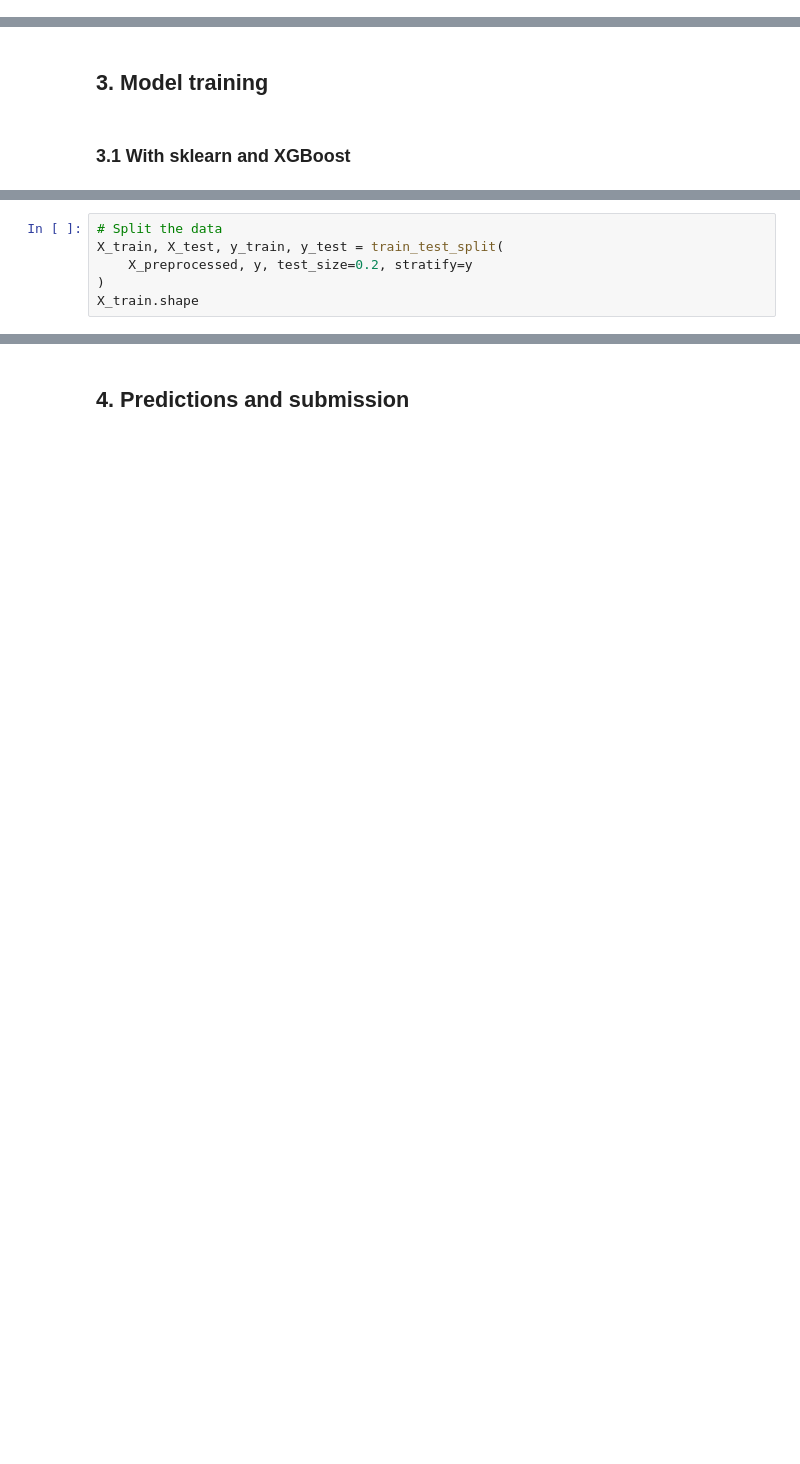
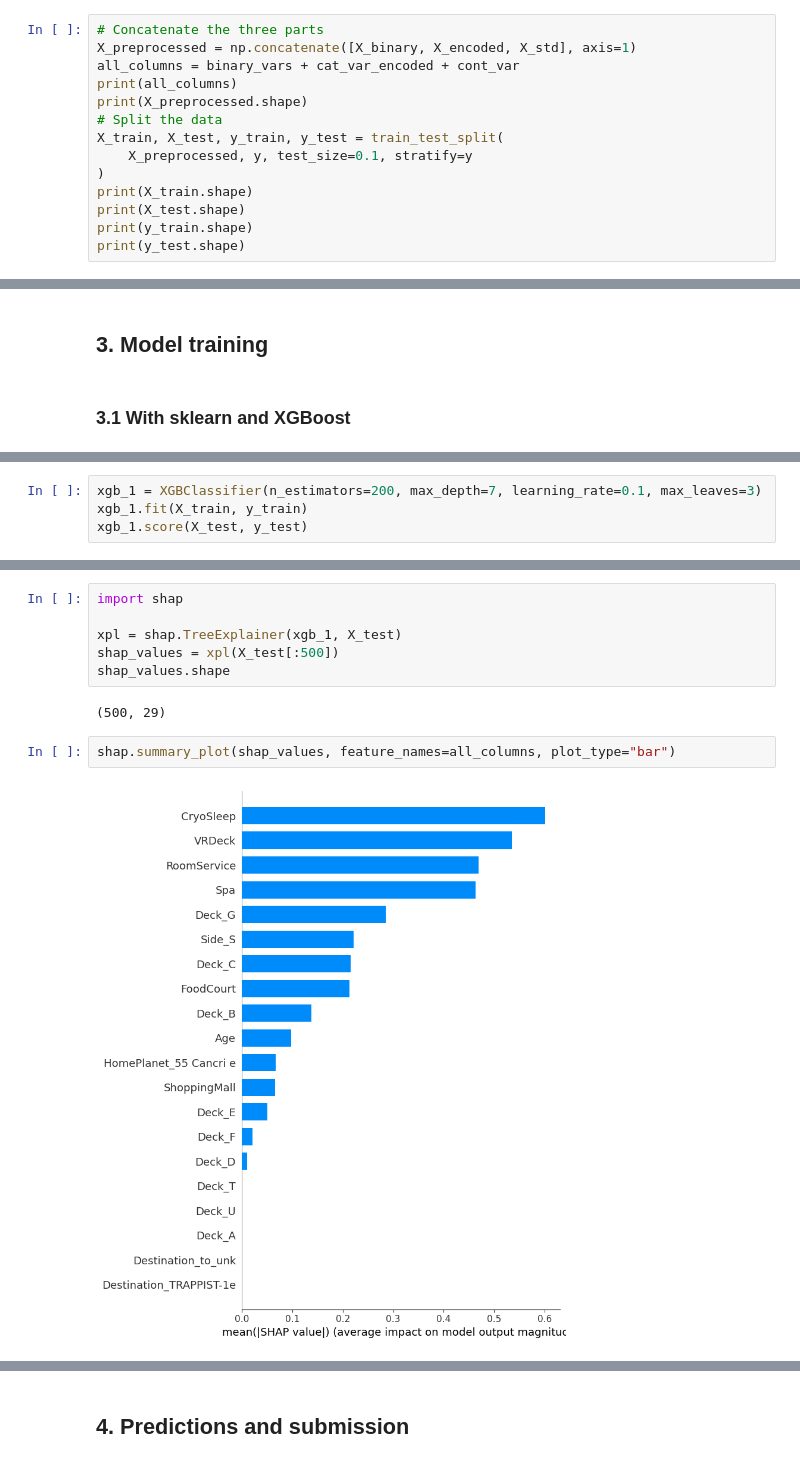
Before and after one commit to waddason/Kaggle, a Jupyter notebook: Spaceship_Titanic/spaceship_Titanic_TF-DF.ipynb, the cells around one changed output, grey strips where cells are left out. Drawn from its saved outputs; the diff is of its cells as text; blank space fills up the shorter version.

```diff
--- a/Spaceship_Titanic/spaceship_Titanic_TF-DF.ipynb
+++ b/Spaceship_Titanic/spaceship_Titanic_TF-DF.ipynb
@@ -316,0 +458,14 @@ Name: Transported, dtype: int64
+# %%
+# Concatenate the three parts
+X_preprocessed = np.concatenate([X_binary, X_encoded, X_std], axis=1)
+all_columns = binary_vars + cat_var_encoded + cont_var
+print(all_columns)
+print(X_preprocessed.shape)
+# Split the data
+X_train, X_test, y_train, y_test = train_test_split(
+    X_preprocessed, y, test_size=0.1, stratify=y
+)
+print(X_train.shape)
+print(X_test.shape)
+print(y_train.shape)
+print(y_test.shape)
@@ -362,6 +488,0 @@ X_preprocessed.shape
-# %%
-# Split the data
-X_train, X_test, y_train, y_test = train_test_split(
-    X_preprocessed, y, test_size=0.2, stratify=y
-)
-X_train.shape
@@ -369,0 +489,4 @@ X_train.shape
+# %%
+xgb_1 = XGBClassifier(n_estimators=200, max_depth=7, learning_rate=0.1, max_leaves=3)
+xgb_1.fit(X_train, y_train)
+xgb_1.score(X_test, y_test)
@@ -369,0 +497,12 @@ X_train.shape
+# %%
+import shap
+
+xpl = shap.TreeExplainer(xgb_1, X_test)
+shap_values = xpl(X_test[:500])
+shap_values.shape
+# %% [output]
+(500, 29)
+# %%
+shap.summary_plot(shap_values, feature_names=all_columns, plot_type="bar")
+# %% [output]
+[figure, added]
```
Also changed, not shown: parts of 44 cells of this notebook, 2 other files.
